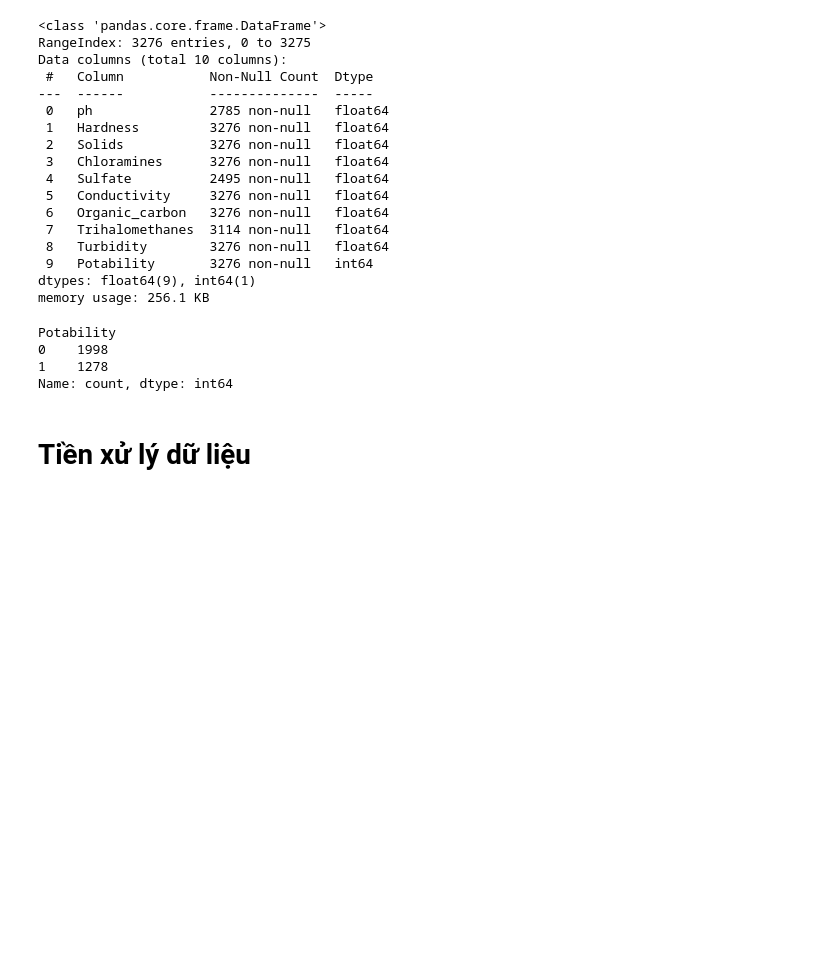
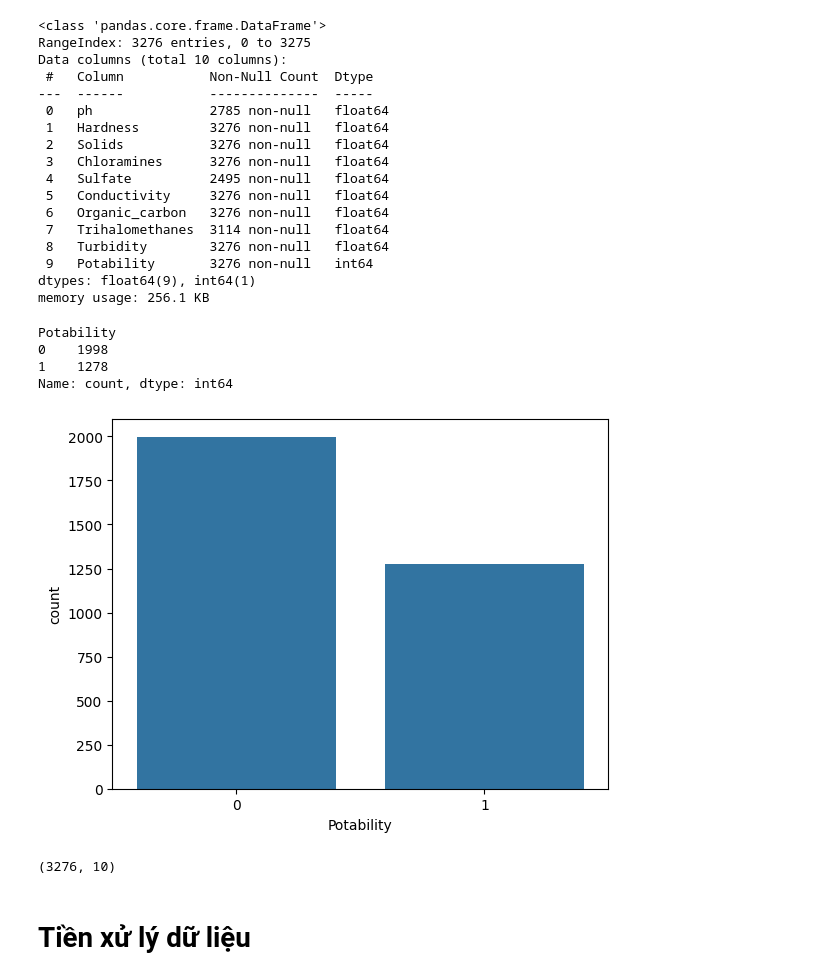
Before and after one commit to A47126/BT-Machine-Learning-Group-7, a Jupyter notebook: water_pota_no_plot.ipynb, the cells around one changed output. Cells and saved outputs as stored; diff of their text form; code cells hidden in the pictures; blank space fills up the shorter version.

```diff
--- a/water_pota_no_plot.ipynb
+++ b/water_pota_no_plot.ipynb
@@ -57,13 +55,19 @@ Data columns (total 10 columns):
 dtypes: float64(9), int64(1)
 memory usage: 256.1 KB
 # %%
-df['Potability'].value_counts()
 # 0 - Không uống được
 # 1 - Uống được
+sns.countplot(x = df['Potability'])
+df['Potability'].value_counts()
 # %% [output]
 Potability
 0    1998
 1    1278
 Name: count, dtype: int64
+[figure, added]
+# %%
+df.shape
+# %% [output]
+(3276, 10)
 # %% [markdown]
 # Tiền xử lý dữ liệu
```
Also changed, not shown: parts of 36 cells of this notebook.
